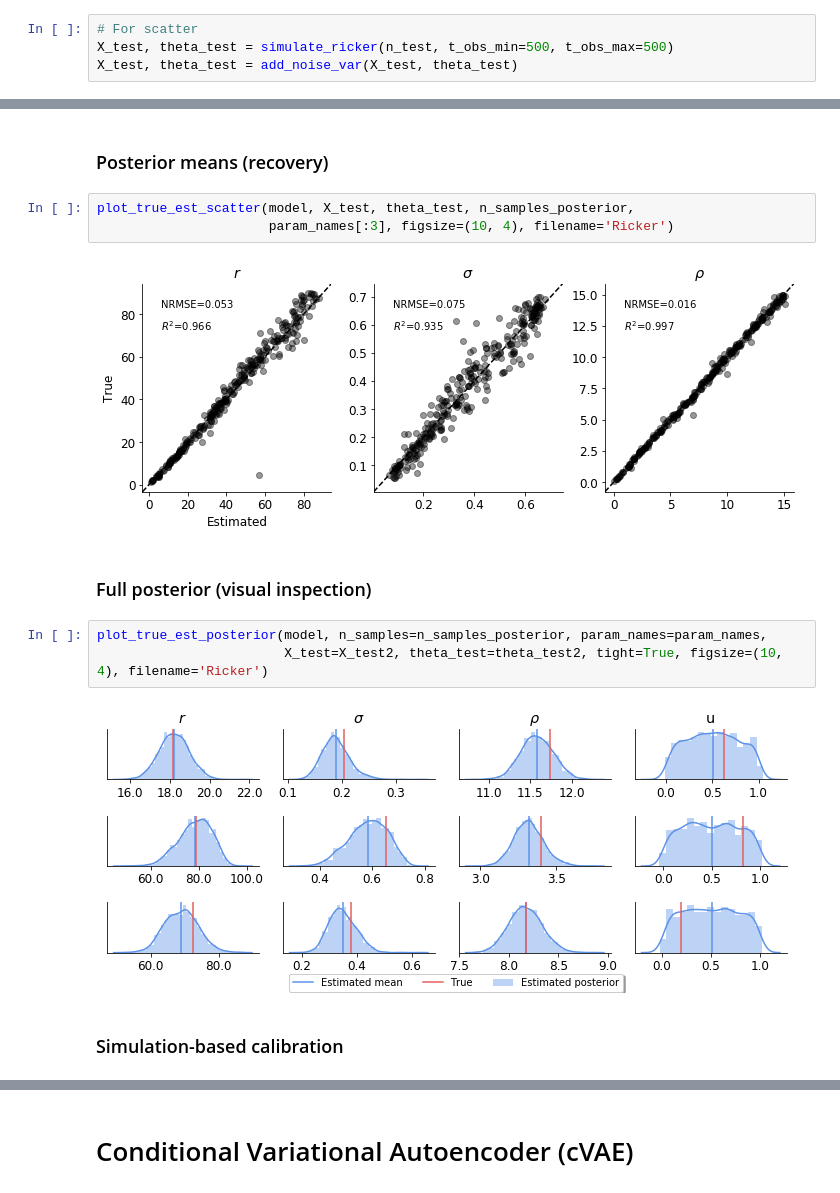
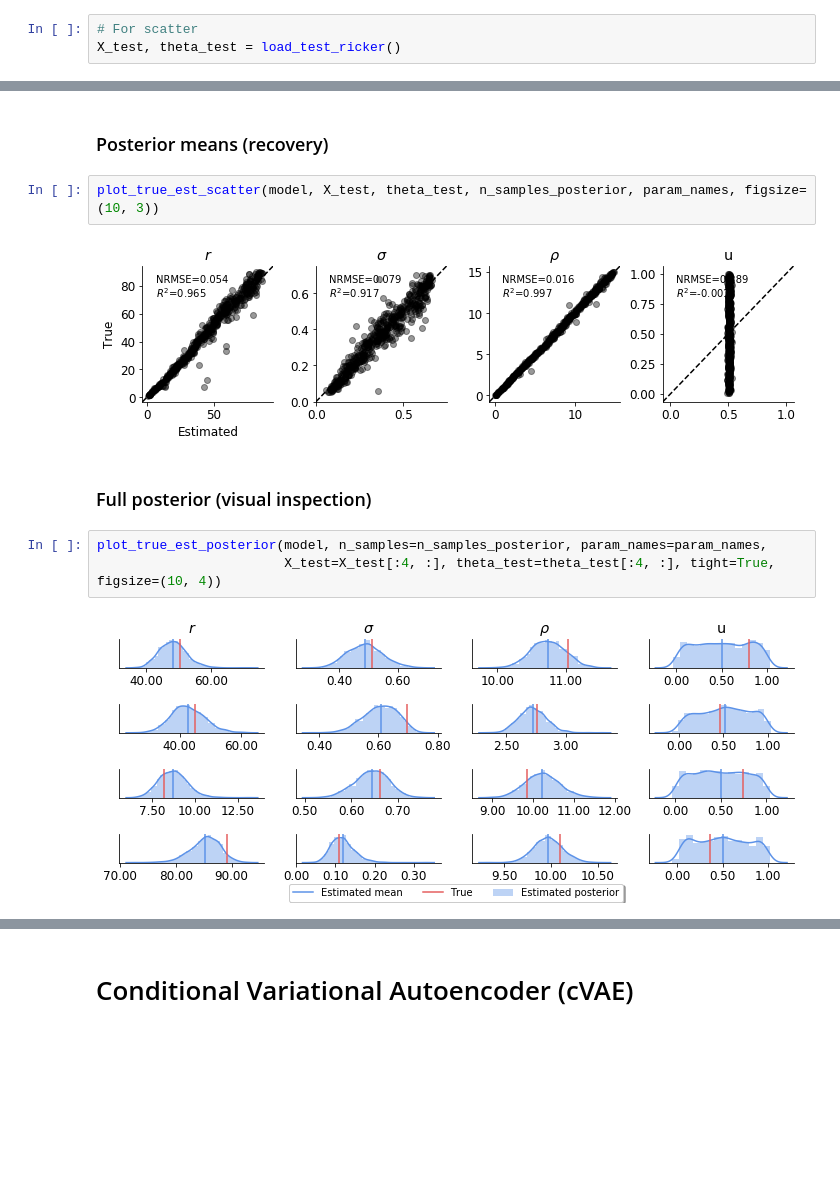
Before and after one commit to stefanradev93/cINN, a Jupyter notebook: Ricker_Comparison.ipynb, the cells around one changed output, grey strips where cells are left out. Saved outputs shown, nothing was run; the diff lists cells and outputs as text; blank space fills up the shorter version.

Commit message:
Add full posteriors cINN

```diff
--- a/Ricker_Comparison.ipynb
+++ b/Ricker_Comparison.ipynb
@@ -96,5 +96,4 @@ learning_rate = tf.train.exponential_decay(starter_learning_rate, global_step, d
 ### Create test data
 # %%
 # For scatter
-X_test, theta_test = simulate_ricker(n_test, t_obs_min=500, t_obs_max=500)
-X_test, theta_test = add_noise_var(X_test, theta_test)
+X_test, theta_test = load_test_ricker()
@@ -145,16 +138,13 @@ if train:
 # %% [markdown]
 ### Posterior means (recovery)
 # %%
-plot_true_est_scatter(model, X_test, theta_test, n_samples_posterior,
-                      param_names[:3], figsize=(10, 4), filename='Ricker')
+plot_true_est_scatter(model, X_test, theta_test, n_samples_posterior, param_names, figsize=(10, 3))
 # %% [output]
-[figure, old version]
+[figure, new version]
 # %% [markdown]
 ### Full posterior (visual inspection)
 # %%
 plot_true_est_posterior(model, n_samples=n_samples_posterior, param_names=param_names,
-                        X_test=X_test2, theta_test=theta_test2, tight=True, figsize=(10, 4), filename='Ricker')
+                        X_test=X_test[:4, :], theta_test=theta_test[:4, :], tight=True, figsize=(10, 4))
 # %% [output]
-[figure, old version]
+[figure, new version]
-# %% [markdown]
-### Simulation-based calibration
```
Also changed, not shown: parts of 16 cells of this notebook.
